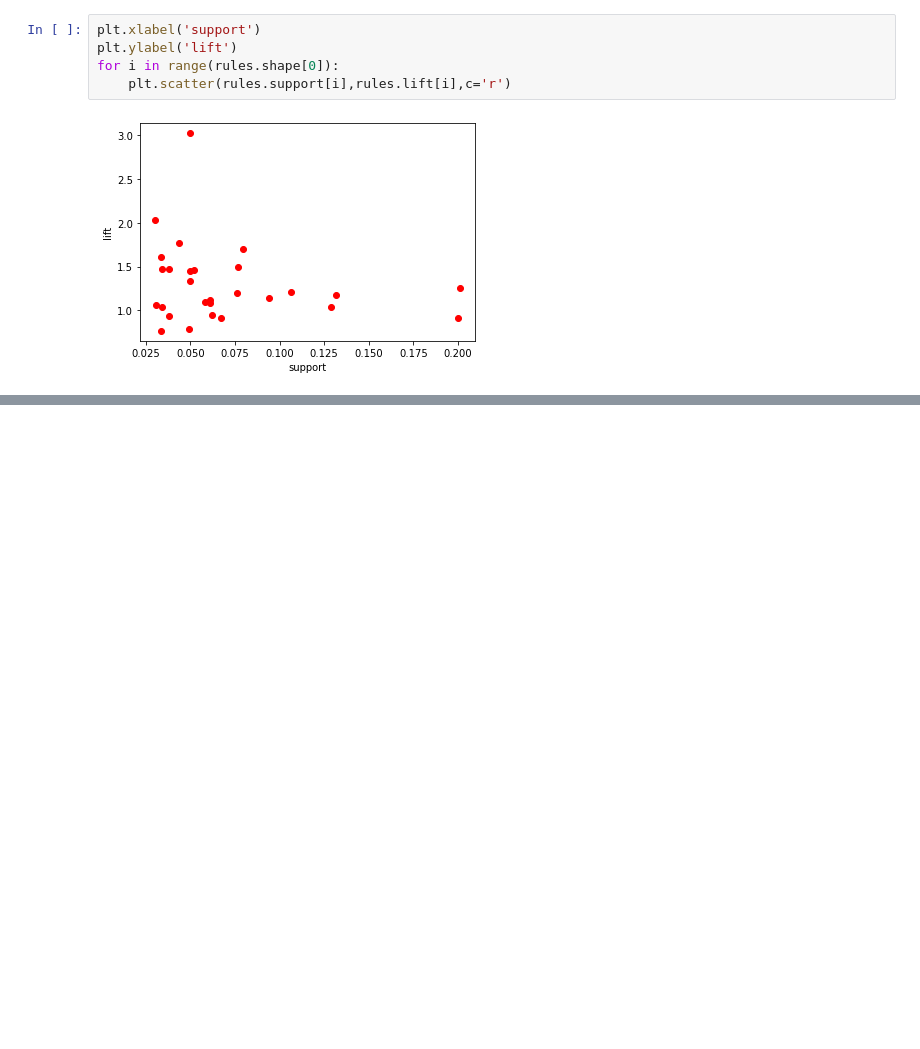
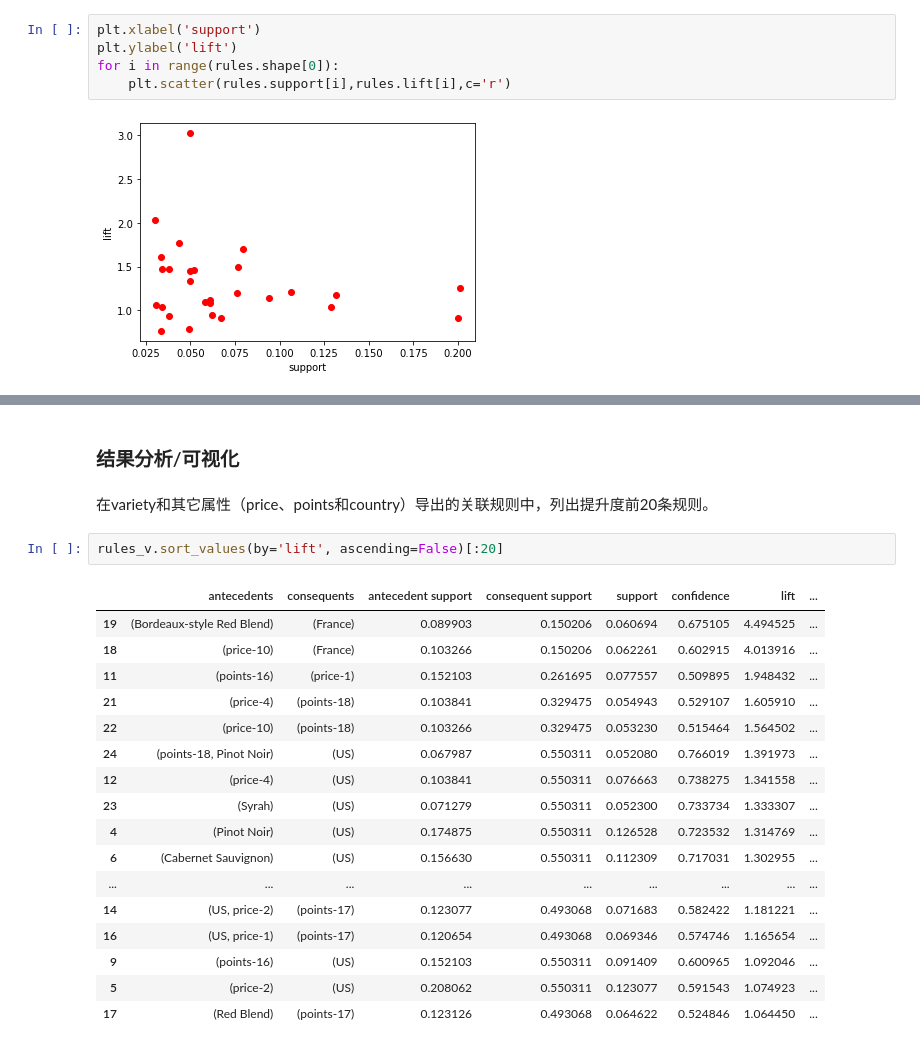
Before and after one commit to liucc1997/DMC, a Jupyter notebook: assignment2/wine-reviews-analysis.ipynb, the cells around one changed output, grey strips where cells are left out. Cells and saved outputs as stored; diff of their text form; blank space fills up the shorter version.

```diff
--- a/assignment2/wine-reviews-analysis.ipynb
+++ b/assignment2/wine-reviews-analysis.ipynb
@@ -310,0 +458,24 @@ for i in range(rules.shape[0]):
+# %% [markdown]
+### 结果分析/可视化
+# %% [markdown]
+在variety和其它属性（price、points和country）导出的关联规则中，列出提升度前20条规则。
+# %%
+rules_v.sort_values(by='lift', ascending=False)[:20]
+# %% [output]
+|  | antecedents | consequents | antecedent support | consequent support | support | confidence | lift | ... |
+| 19 | (Bordeaux-style Red Blend) | (France) | 0.089903 | 0.150206 | 0.060694 | 0.675105 | 4.494525 | ... |
+| 18 | (price-10) | (France) | 0.103266 | 0.150206 | 0.062261 | 0.602915 | 4.013916 | ... |
+| 11 | (points-16) | (price-1) | 0.152103 | 0.261695 | 0.077557 | 0.509895 | 1.948432 | ... |
+| 21 | (price-4) | (points-18) | 0.103841 | 0.329475 | 0.054943 | 0.529107 | 1.605910 | ... |
+| 22 | (price-10) | (points-18) | 0.103266 | 0.329475 | 0.053230 | 0.515464 | 1.564502 | ... |
+| 24 | (points-18, Pinot Noir) | (US) | 0.067987 | 0.550311 | 0.052080 | 0.766019 | 1.391973 | ... |
+| 12 | (price-4) | (US) | 0.103841 | 0.550311 | 0.076663 | 0.738275 | 1.341558 | ... |
+| 23 | (Syrah) | (US) | 0.071279 | 0.550311 | 0.052300 | 0.733734 | 1.333307 | ... |
+| 4 | (Pinot Noir) | (US) | 0.174875 | 0.550311 | 0.126528 | 0.723532 | 1.314769 | ... |
+| 6 | (Cabernet Sauvignon) | (US) | 0.156630 | 0.550311 | 0.112309 | 0.717031 | 1.302955 | ... |
+| ... | ... | ... | ... | ... | ... | ... | ... | ... |
+| 14 | (US, price-2) | (points-17) | 0.123077 | 0.493068 | 0.071683 | 0.582422 | 1.181221 | ... |
+| 16 | (US, price-1) | (points-17) | 0.120654 | 0.493068 | 0.069346 | 0.574746 | 1.165654 | ... |
+| 9 | (points-16) | (US) | 0.152103 | 0.550311 | 0.091409 | 0.600965 | 1.092046 | ... |
+| 5 | (price-2) | (US) | 0.208062 | 0.550311 | 0.123077 | 0.591543 | 1.074923 | ... |
+| 17 | (Red Blend) | (points-17) | 0.123126 | 0.493068 | 0.064622 | 0.524846 | 1.064450 | ... |
```
Also changed, not shown: parts of 36 cells of this notebook, 2 other files.
